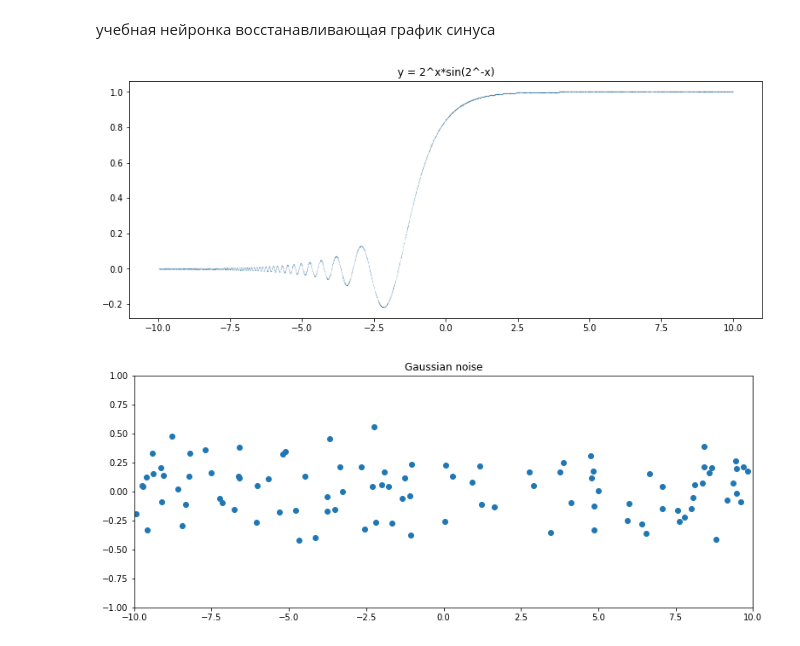
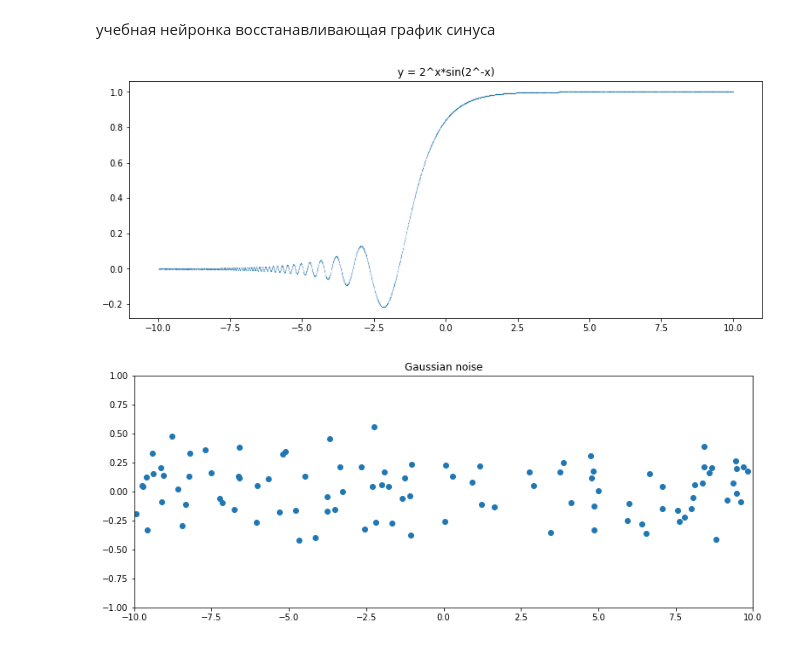
Before and after one commit to saian65/Neural-Networks, a Jupyter notebook: PyTorch_SinNet_2^x_sin(2^_x).ipynb, the cells around one changed output. Cells and saved outputs as stored; diff of their text form; code cells hidden in the pictures.

```diff
--- a/PyTorch_SinNet_2^x_sin(2^_x).ipynb
+++ b/PyTorch_SinNet_2^x_sin(2^_x).ipynb
@@ -18,14 +18,14 @@ def target_func(x):
 # %%
 #make train dataset
 x_train = torch.rand(10000)
 x_train = x_train * 20.0 - 10.0
 
 y_train = target_func(x_train)
 
-plt.plot(x_train.numpy(), y_train.numpy(), ".", ms=0.05)
+plt.plot(x_train.numpy(), y_train.numpy(), ".", ms=0.1)
 plt.title('y = 2^x*sin(2^-x)');
 # %% [output]
-[figure, old version]
+[figure, new version]
 # %%
 #add noise from normal distribution
 noise = torch.randn(y_train.shape) / 5.
```
